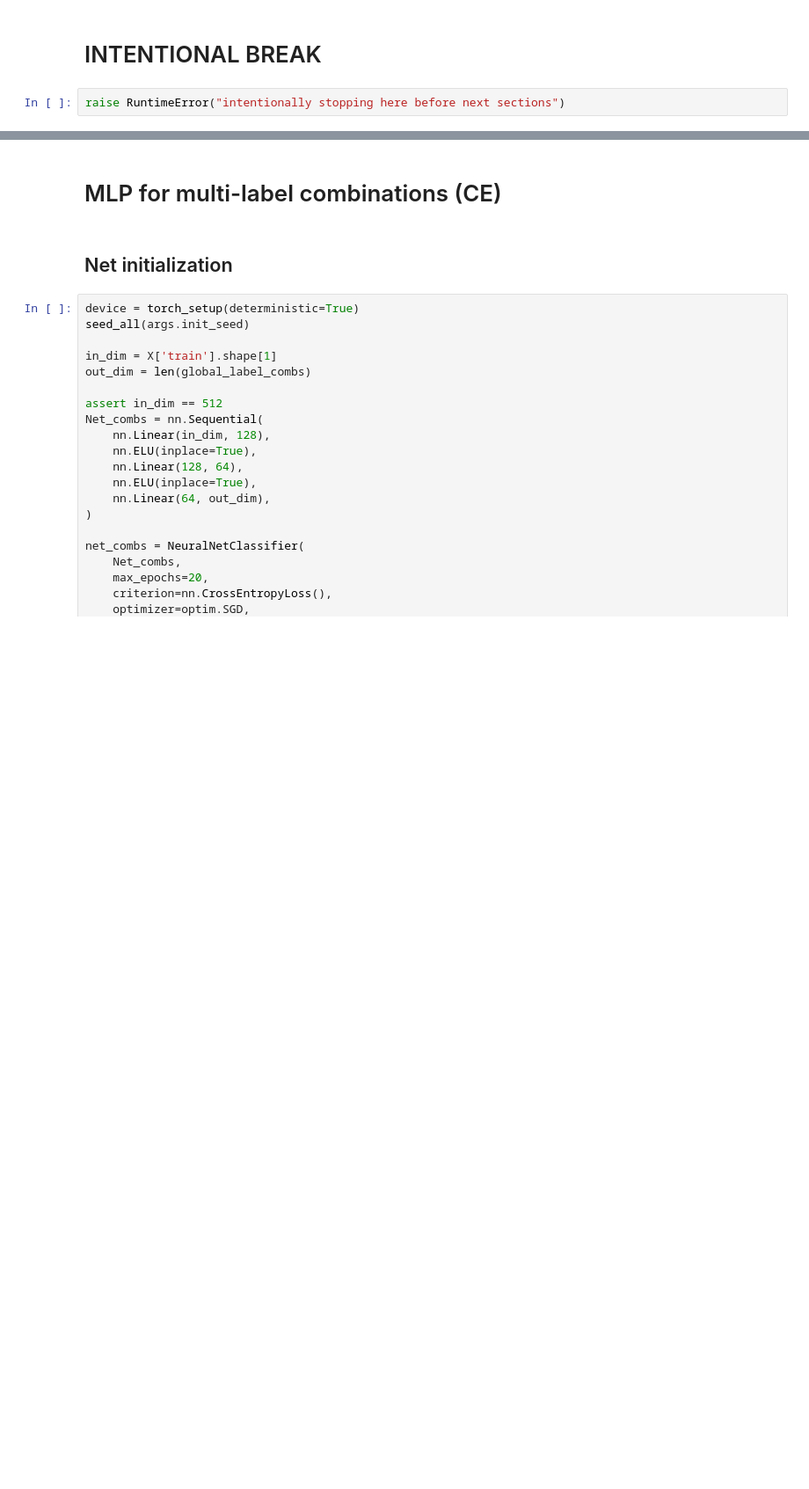
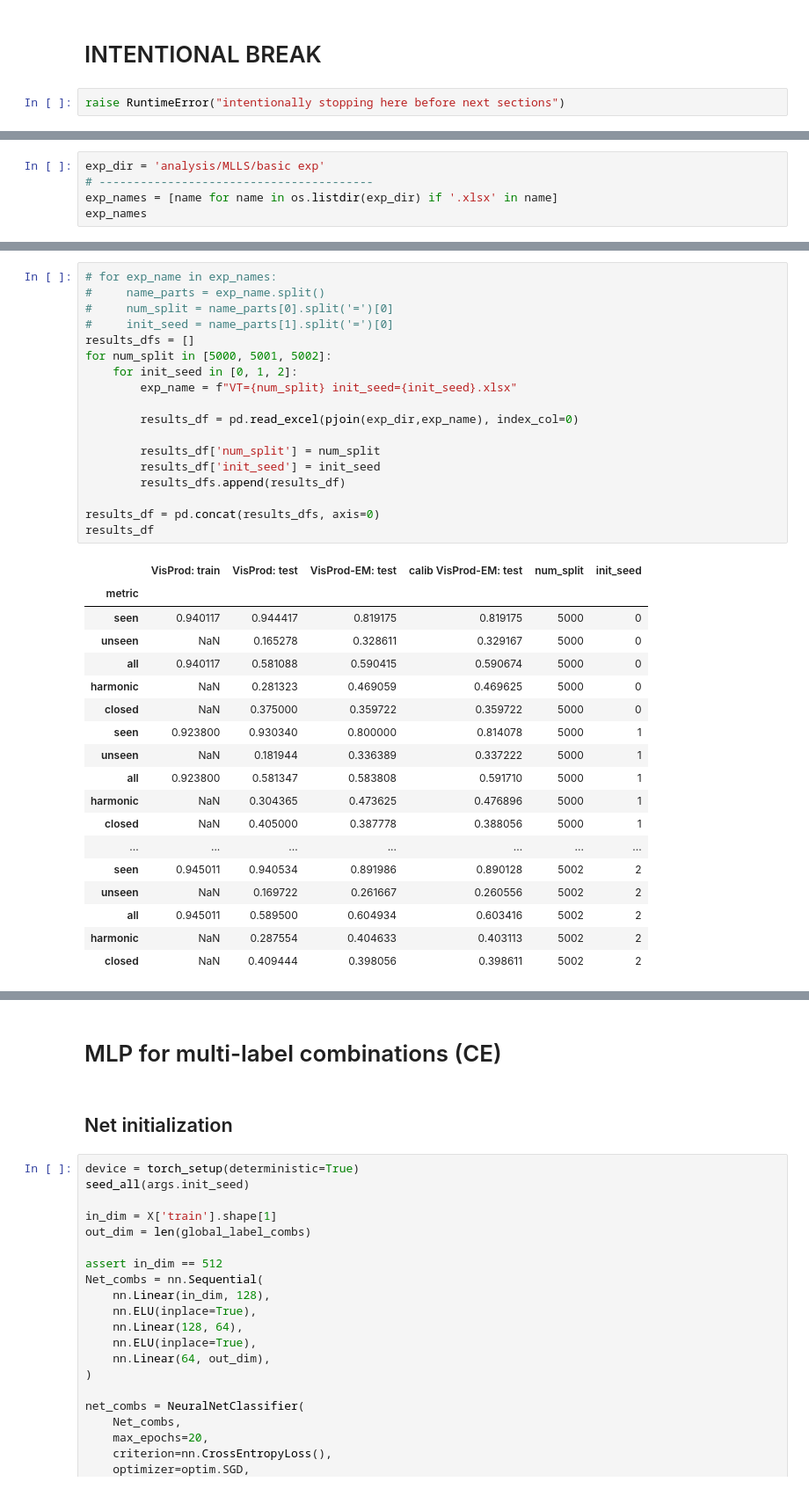
Before and after one commit to Ozziko/causal_comp, a Jupyter notebook: MLLS.ipynb, the cells around one changed output, grey strips where cells are left out. Shown: that part at 88% size. Cells and saved outputs as stored; diff of their text form; blank space fills up the shorter version.

Commit message:
Added aggregated analysis for experiments

```diff
--- a/MLLS.ipynb
+++ b/MLLS.ipynb
@@ -1482,0 +1501,5 @@ raise RuntimeError("intentionally stopping here before next sections")
+# %%
+exp_dir = 'analysis/MLLS/basic exp'
+# ----------------------------------------
+exp_names = [name for name in os.listdir(exp_dir) if '.xlsx' in name]
+exp_names
@@ -1482,0 +1515,37 @@ raise RuntimeError("intentionally stopping here before next sections")
+# %%
+# for exp_name in exp_names:
+#     name_parts = exp_name.split()
+#     num_split = name_parts[0].split('=')[0]
+#     init_seed = name_parts[1].split('=')[0]
+results_dfs = []
+for num_split in [5000, 5001, 5002]:
+    for init_seed in [0, 1, 2]:
+        exp_name = f"VT={num_split} init_seed={init_seed}.xlsx"
+
+        results_df = pd.read_excel(pjoin(exp_dir,exp_name), index_col=0)
+
+        results_df['num_split'] = num_split
+        results_df['init_seed'] = init_seed
+        results_dfs.append(results_df)
+
+results_df = pd.concat(results_dfs, axis=0)
+results_df
+# %% [output]
+|  | VisProd: train | VisProd: test | VisProd-EM: test | calib VisProd-EM: test | num_split | init_seed |
+| metric |  |  |  |  |  |  |
+| seen | 0.940117 | 0.944417 | 0.819175 | 0.819175 | 5000 | 0 |
+| unseen | NaN | 0.165278 | 0.328611 | 0.329167 | 5000 | 0 |
+| all | 0.940117 | 0.581088 | 0.590415 | 0.590674 | 5000 | 0 |
+| harmonic | NaN | 0.281323 | 0.469059 | 0.469625 | 5000 | 0 |
+| closed | NaN | 0.375000 | 0.359722 | 0.359722 | 5000 | 0 |
+| seen | 0.923800 | 0.930340 | 0.800000 | 0.814078 | 5000 | 1 |
+| unseen | NaN | 0.181944 | 0.336389 | 0.337222 | 5000 | 1 |
+| all | 0.923800 | 0.581347 | 0.583808 | 0.591710 | 5000 | 1 |
+| harmonic | NaN | 0.304365 | 0.473625 | 0.476896 | 5000 | 1 |
+| closed | NaN | 0.405000 | 0.387778 | 0.388056 | 5000 | 1 |
+| ... | ... | ... | ... | ... | ... | ... |
+| seen | 0.945011 | 0.940534 | 0.891986 | 0.890128 | 5002 | 2 |
+| unseen | NaN | 0.169722 | 0.261667 | 0.260556 | 5002 | 2 |
+| all | 0.945011 | 0.589500 | 0.604934 | 0.603416 | 5002 | 2 |
+| harmonic | NaN | 0.287554 | 0.404633 | 0.403113 | 5002 | 2 |
+| closed | NaN | 0.409444 | 0.398056 | 0.398611 | 5002 | 2 |
```
Also changed, not shown: parts of 10 cells of this notebook, 1 other file.
